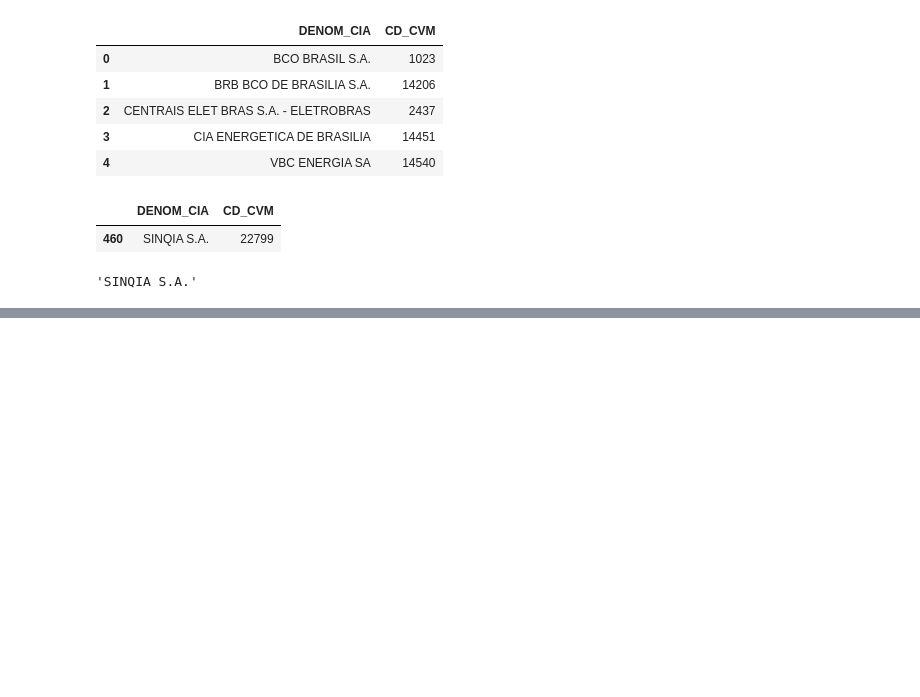
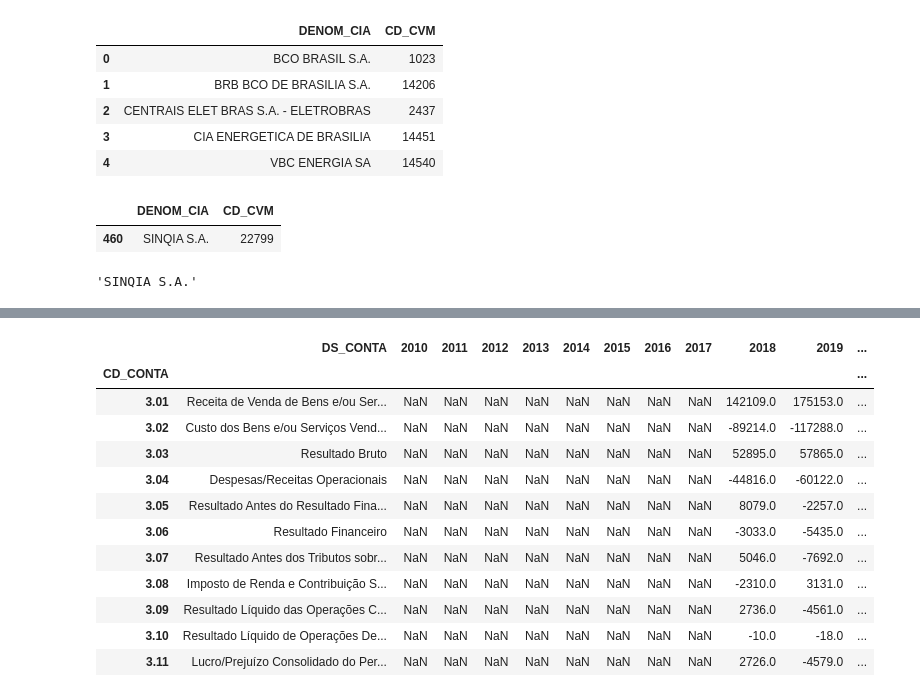
Before and after one commit to ggarmatter/Extrai-dados-CVM, a Jupyter notebook: Extrai dados CVM.ipynb, the cells around one changed output, grey strips where cells are left out. Drawn from its saved outputs; the diff is of its cells as text; code cells hidden in the pictures; blank space fills up the shorter version.

```diff
--- a/Extrai dados CVM.ipynb
+++ b/Extrai dados CVM.ipynb
@@ -216,0 +238,7 @@ dre
+# %%
+# cria um dataframe "esqueleto" pra colocar os resultados com base no resultado do ano anterior
+resultado_dre = pd.DataFrame
+resultado_dre = dre[(dre.DT_FIM_EXERC == f"{year-1}-12-31") &
+                (dre.DT_INI_EXERC == f"{year-1}-01-01") &
+                (dre.CD_CONTA.str.match(r"^(3.[0-1].)$"))][["CD_CONTA", "DS_CONTA"]].set_index("CD_CONTA")
+resultado_dre
@@ -216,0 +259,21 @@ dre
+# %%
+# poe os resultados no dataframe com base no esqueleto já montado
+for ano in range(year_0, year):
+    resultado_dre = resultado_dre.join((dre[(dre.DT_FIM_EXERC == f"{ano}-12-31") &
+                                            (dre.DT_INI_EXERC == f"{ano}-01-01") &
+                                            (dre.CD_CONTA.str.match(r"^(3...)$"))][["CD_CONTA", "VL_CONTA"]].set_index("CD_CONTA").rename(columns={"VL_CONTA": ano})))
+resultado_dre
+# %% [output]
+|  | DS_CONTA | 2010 | 2011 | 2012 | 2013 | 2014 | 2015 | 2016 | 2017 | 2018 | 2019 | ... |
+| CD_CONTA |  |  |  |  |  |  |  |  |  |  |  | ... |
+| 3.01 | Receita de Venda de Bens e/ou Ser... | NaN | NaN | NaN | NaN | NaN | NaN | NaN | NaN | 142109.0 | 175153.0 | ... |
+| 3.02 | Custo dos Bens e/ou Serviços Vend... | NaN | NaN | NaN | NaN | NaN | NaN | NaN | NaN | -89214.0 | -117288.0 | ... |
+| 3.03 | Resultado Bruto | NaN | NaN | NaN | NaN | NaN | NaN | NaN | NaN | 52895.0 | 57865.0 | ... |
+| 3.04 | Despesas/Receitas Operacionais | NaN | NaN | NaN | NaN | NaN | NaN | NaN | NaN | -44816.0 | -60122.0 | ... |
+| 3.05 | Resultado Antes do Resultado Fina... | NaN | NaN | NaN | NaN | NaN | NaN | NaN | NaN | 8079.0 | -2257.0 | ... |
+| 3.06 | Resultado Financeiro | NaN | NaN | NaN | NaN | NaN | NaN | NaN | NaN | -3033.0 | -5435.0 | ... |
+| 3.07 | Resultado Antes dos Tributos sobr... | NaN | NaN | NaN | NaN | NaN | NaN | NaN | NaN | 5046.0 | -7692.0 | ... |
+| 3.08 | Imposto de Renda e Contribuição S... | NaN | NaN | NaN | NaN | NaN | NaN | NaN | NaN | -2310.0 | 3131.0 | ... |
+| 3.09 | Resultado Líquido das Operações C... | NaN | NaN | NaN | NaN | NaN | NaN | NaN | NaN | 2736.0 | -4561.0 | ... |
+| 3.10 | Resultado Líquido de Operações De... | NaN | NaN | NaN | NaN | NaN | NaN | NaN | NaN | -10.0 | -18.0 | ... |
+| 3.11 | Lucro/Prejuízo Consolidado do Per... | NaN | NaN | NaN | NaN | NaN | NaN | NaN | NaN | 2726.0 | -4579.0 | ... |
```
Also changed, not shown: parts of 9 cells of this notebook.
